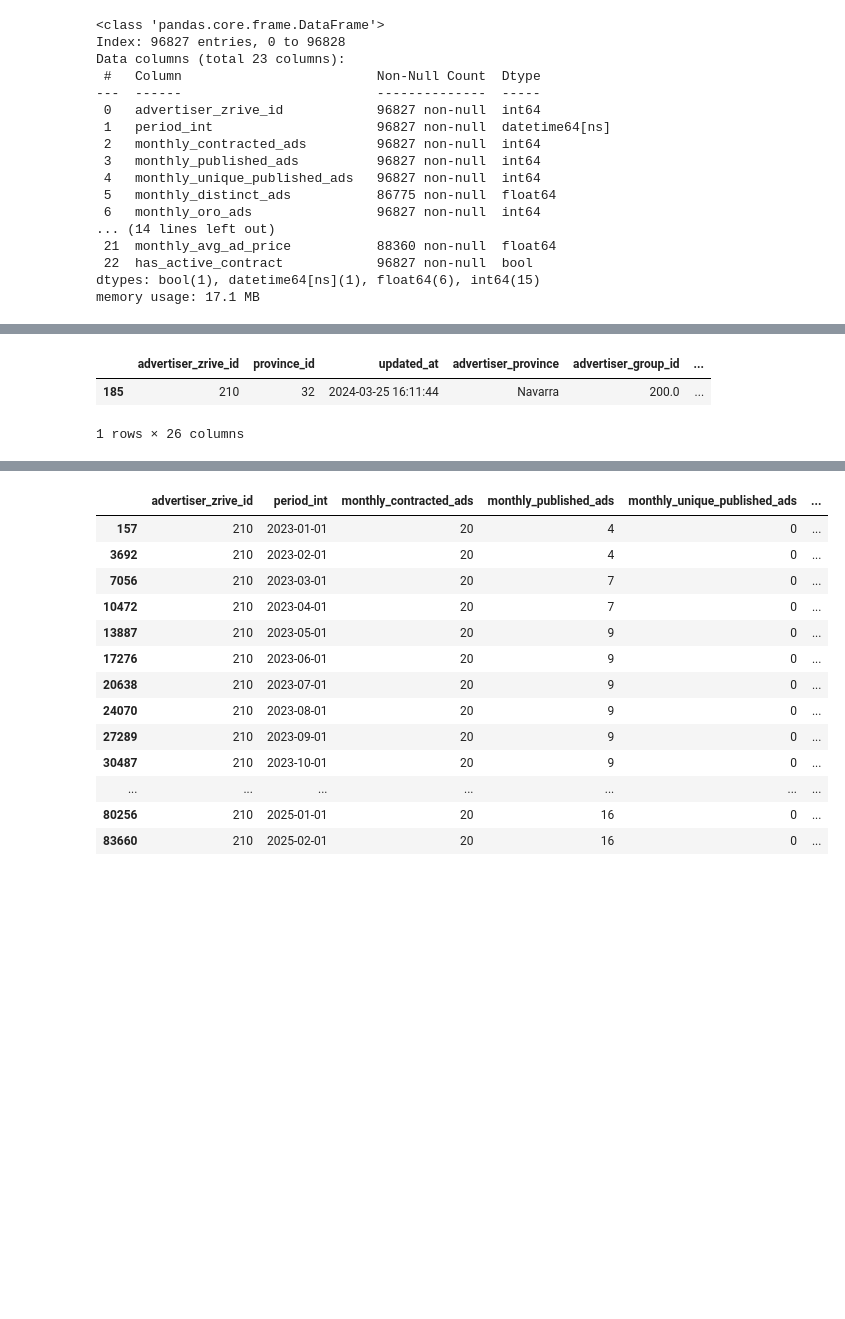
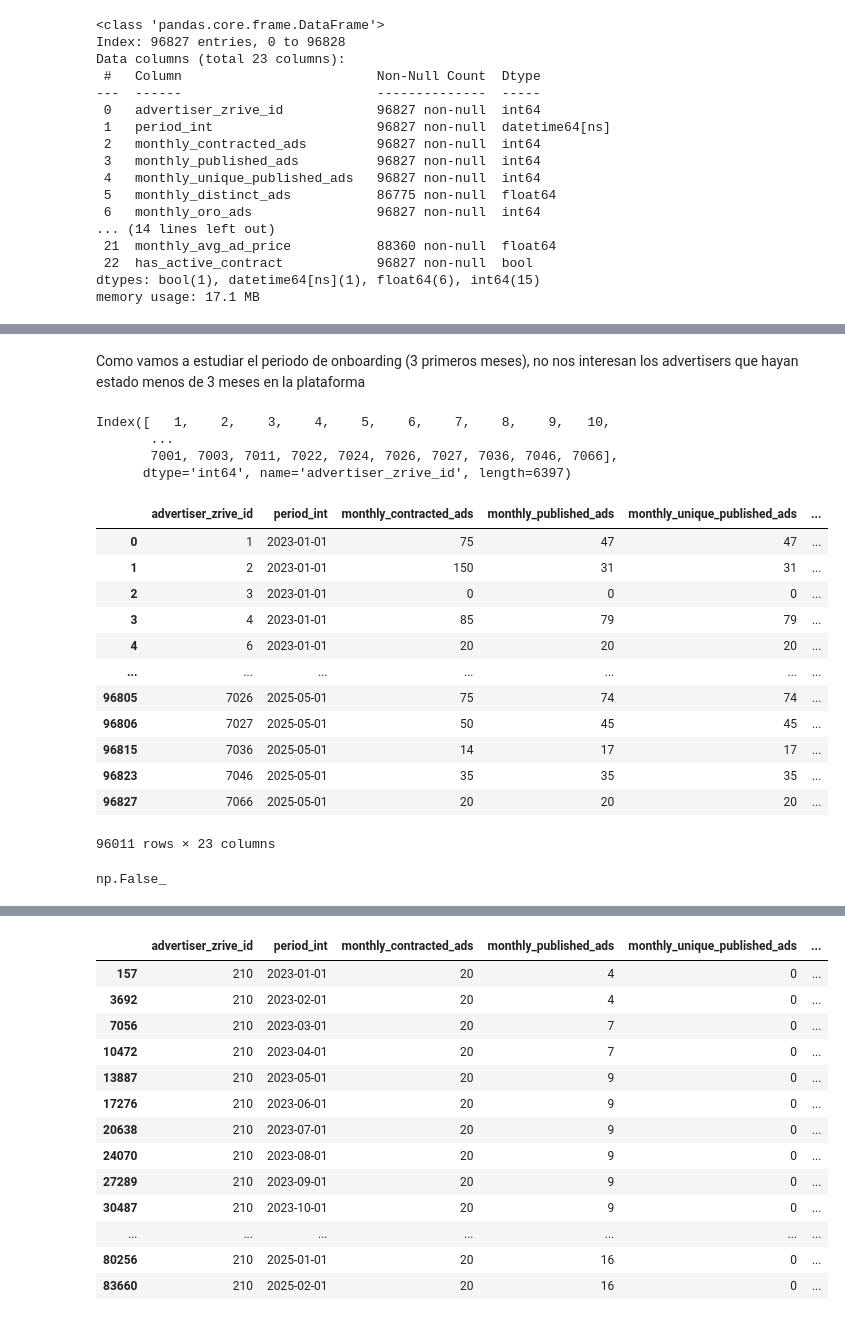
Before and after one commit to Komorebi-Team/KOMOREBI-PROJECT, a Jupyter notebook: notebooks/EDA_jtc.ipynb, the cells around one changed output, grey strips where cells are left out. Saved outputs shown, nothing was run; the diff lists cells and outputs as text; code cells hidden in the pictures; blank space fills up the shorter version.

```diff
--- a/notebooks/EDA_jtc.ipynb
+++ b/notebooks/EDA_jtc.ipynb
@@ -2009,9 +2090,19 @@ Agregamos los valores mensuales para quedarnos con 1 fila = 1 registr.
 
 #### Estado del contrato
 - **has_active_contract**: Indica si el anunciante tiene una propuesta activa en el mes.
-# %%
-df_period_check[df_period_check["advertiser_zrive_id"]==210]
-# %% [output]
-|  | advertiser_zrive_id | province_id | updated_at | advertiser_province | advertiser_group_id | ... |
-| 185 | 210 | 32 | 2024-03-25 16:11:44 | Navarra | 200.0 | ... |
-1 rows × 26 columns
+# %% [markdown]
+Como vamos a estudiar el periodo de onboarding (3 primeros meses), no nos interesan los advertisers que hayan estado menos de 3 meses en la plataforma
+# %%
+ids_valid_onboarding = (
+    df_fct
+    .groupby("advertiser_zrive_id")["period_int"]
+    .nunique()
+    .loc[lambda s: s >= 3] # Filtramos los registros >= 3
+    .index
+)
+ids_valid_onboarding
+# %% [output]
+Index([   1,    2,    3,    4,    5,    6,    7,    8,    9,   10,
+       ...
+       7001, 7003, 7011, 7022, 7024, 7026, 7027, 7036, 7046, 7066],
+      dtype='int64', name='advertiser_zrive_id', length=6397)
@@ -2017,0 +2111,20 @@ df_period_check[df_period_check["advertiser_zrive_id"]==210]
+# %%
+df_onboarding
+# %% [output]
+|  | advertiser_zrive_id | period_int | monthly_contracted_ads | monthly_published_ads | monthly_unique_published_ads | ... |
+| 0 | 1 | 2023-01-01 | 75 | 47 | 47 | ... |
+| 1 | 2 | 2023-01-01 | 150 | 31 | 31 | ... |
+| 2 | 3 | 2023-01-01 | 0 | 0 | 0 | ... |
+| 3 | 4 | 2023-01-01 | 85 | 79 | 79 | ... |
+| 4 | 6 | 2023-01-01 | 20 | 20 | 20 | ... |
+| ... | ... | ... | ... | ... | ... | ... |
+| 96805 | 7026 | 2025-05-01 | 75 | 74 | 74 | ... |
+| 96806 | 7027 | 2025-05-01 | 50 | 45 | 45 | ... |
+| 96815 | 7036 | 2025-05-01 | 14 | 17 | 17 | ... |
+| 96823 | 7046 | 2025-05-01 | 35 | 35 | 35 | ... |
+| 96827 | 7066 | 2025-05-01 | 20 | 20 | 20 | ... |
+96011 rows × 23 columns
+# %%
+df_onboarding.duplicated(subset=["advertiser_zrive_id", "period_int"]).any()
+# %% [output]
+np.False_
```
Also changed, not shown: parts of 22 cells of this notebook.
